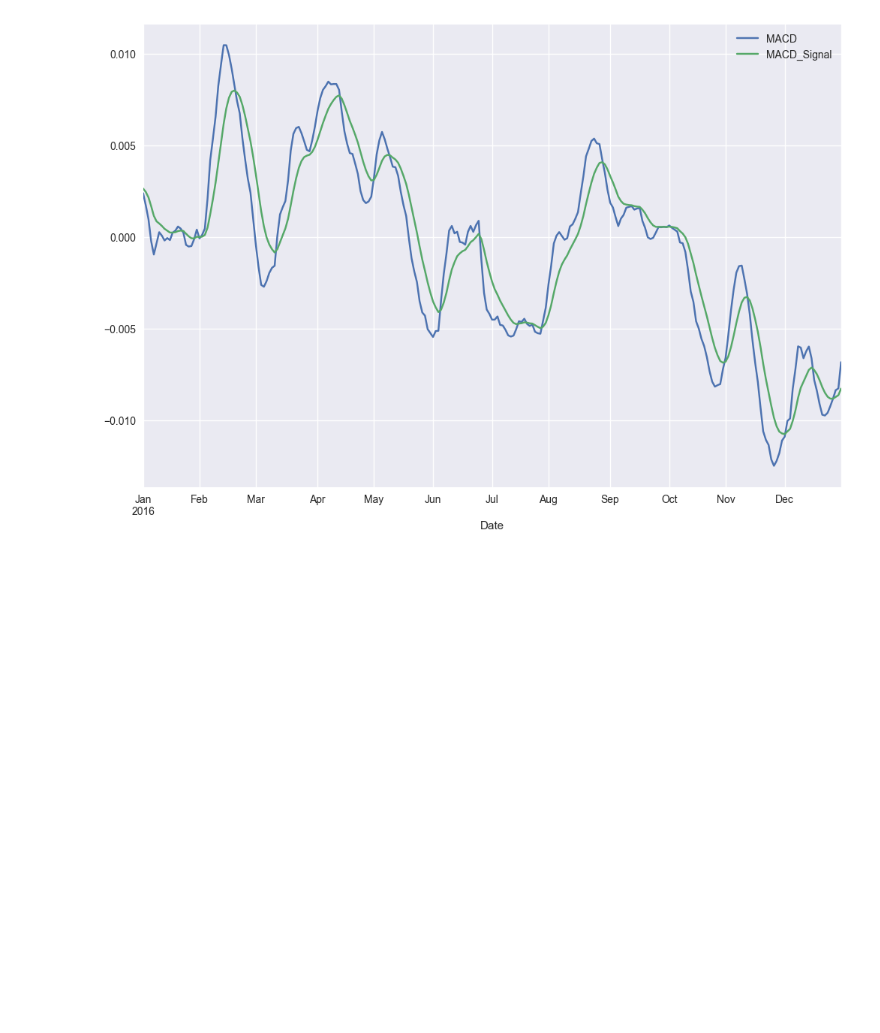
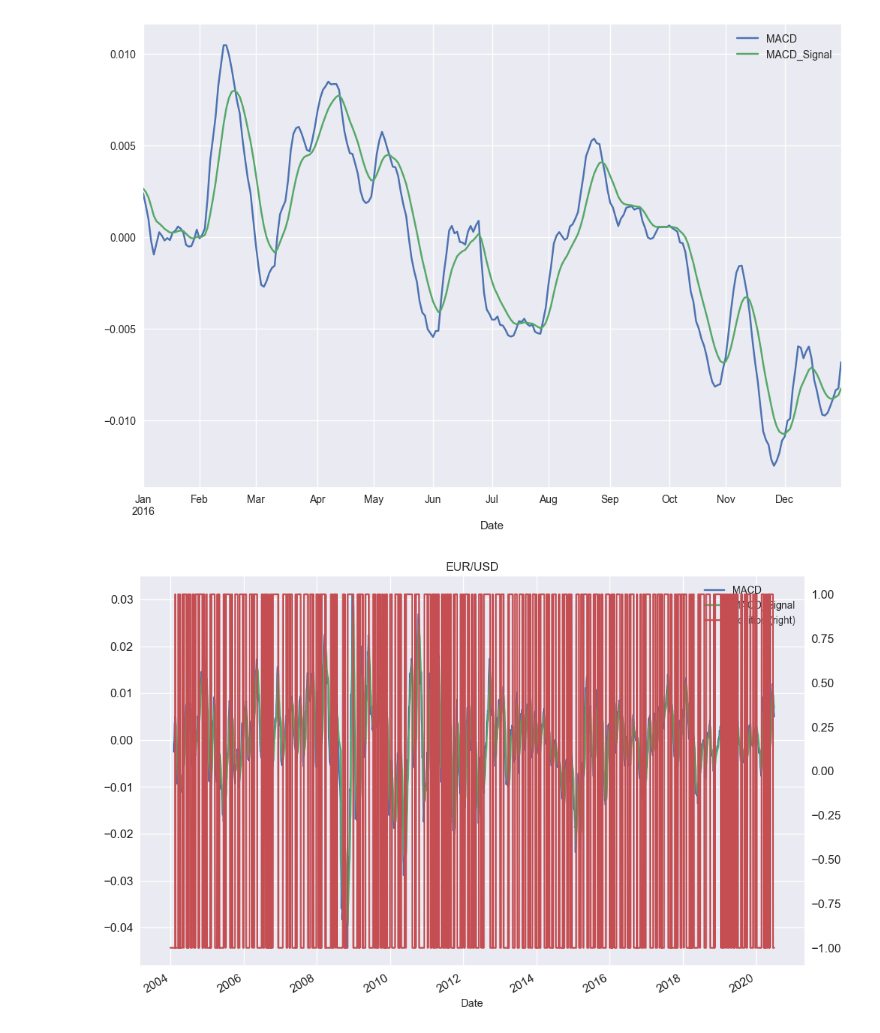
Before and after one commit to AvirukthGT/AlgoTrading, a Jupyter notebook: MACD/MACD.ipynb, the cells around one changed output. Saved outputs shown, nothing was run; the diff lists cells and outputs as text; code cells hidden in the pictures; blank space fills up the shorter version.

Commit message:
Positions

```diff
--- a/MACD/MACD.ipynb
+++ b/MACD/MACD.ipynb
@@ -70,3 +70,11 @@ data.loc["2016", ["MACD", "MACD_Signal"]].plot(figsize = (12, 8))
 plt.show()
 # %% [output]
 [figure]
+# %%
+data["position"] = np.where(data.MACD - data.MACD_Signal > 0, 1, -1)
+# %%
+data.loc[:, ["MACD", "MACD_Signal", "position"]].plot(figsize = (12, 8), fontsize = 12,
+                                                      secondary_y = "position", title = "EUR/USD")
+plt.show()
+# %% [output]
+[figure, added]
```
Also changed, not shown: parts of 1 cell of this notebook.
